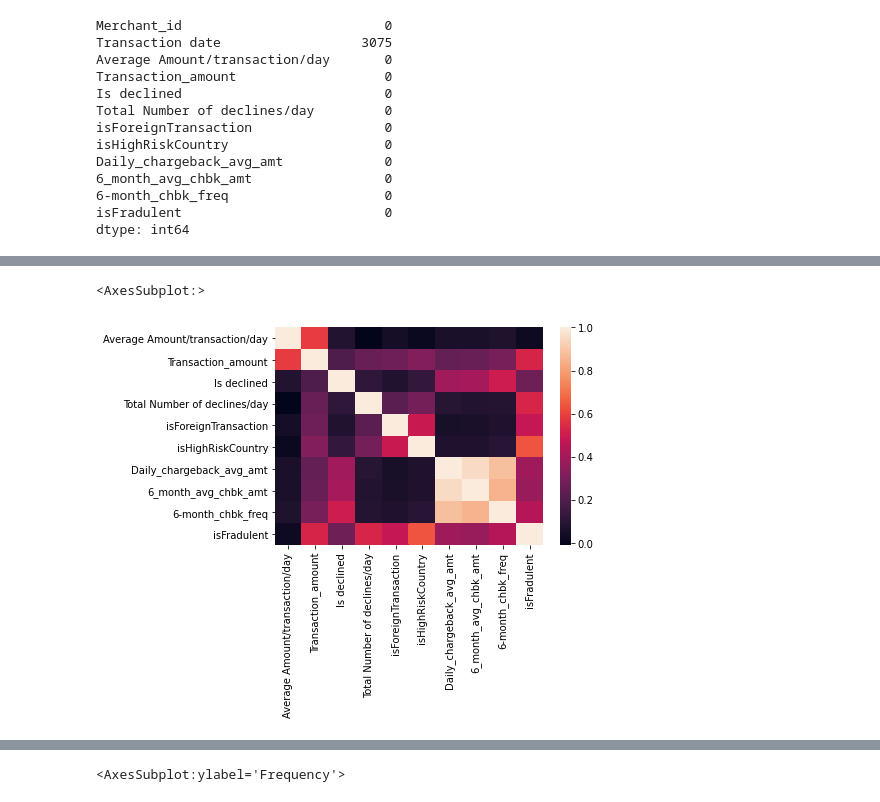
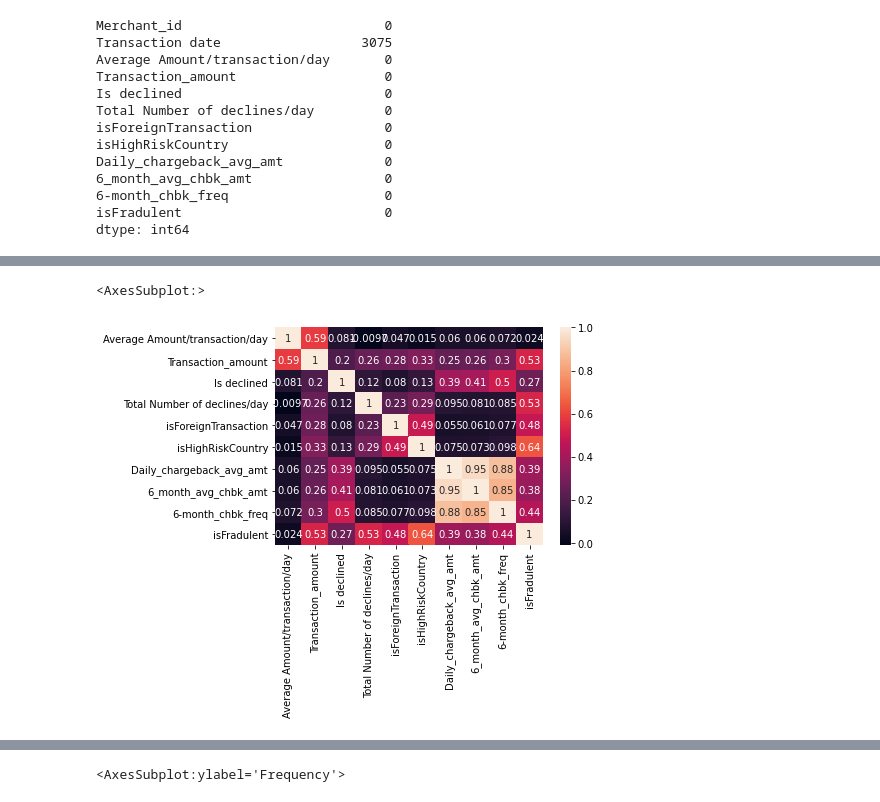
Before and after one commit to dahmd1/creditcardfrauddetection, a Jupyter notebook: Credit_card_fraud_detection_EDA.ipynb, the cells around one changed output, grey strips where cells are left out. Cells and saved outputs as stored; diff of their text form; code cells hidden in the pictures.

```diff
--- a/Credit_card_fraud_detection_EDA.ipynb
+++ b/Credit_card_fraud_detection_EDA.ipynb
@@ -116,7 +116,7 @@ df.corr()
 | 6-month_chbk_freq | 0.071849 | 0.297623 | 0.499365 | 0.085028 | 0.077083 | ... |
 | isFradulent | 0.023504 | 0.528913 | 0.271282 | 0.531990 | 0.478113 | ... |
 # %%
-sns.heatmap(df.corr())
+sns.heatmap(df.corr(),annot=True)
 # %% [output]
 <AxesSubplot:>
-[figure, old version]
+[figure, new version]
```
Also changed, not shown: parts of 1 cell of this notebook, 1 other file.
